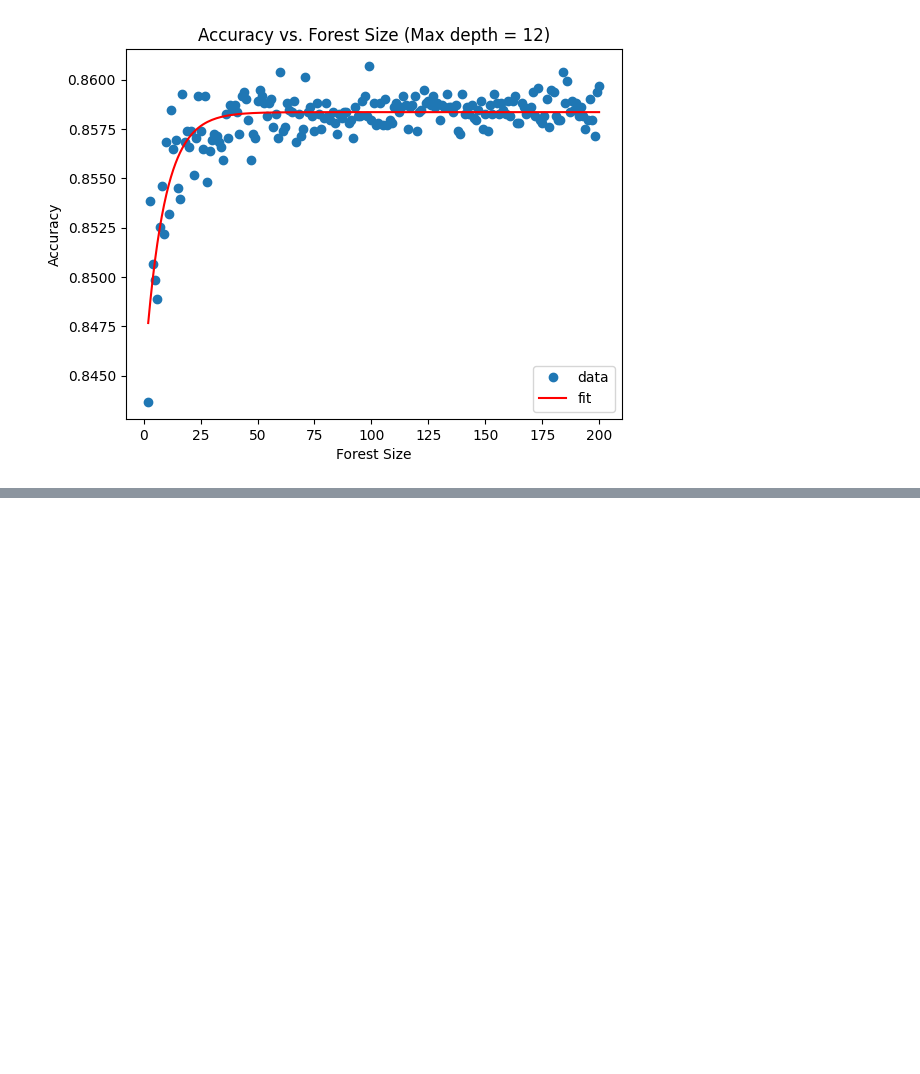
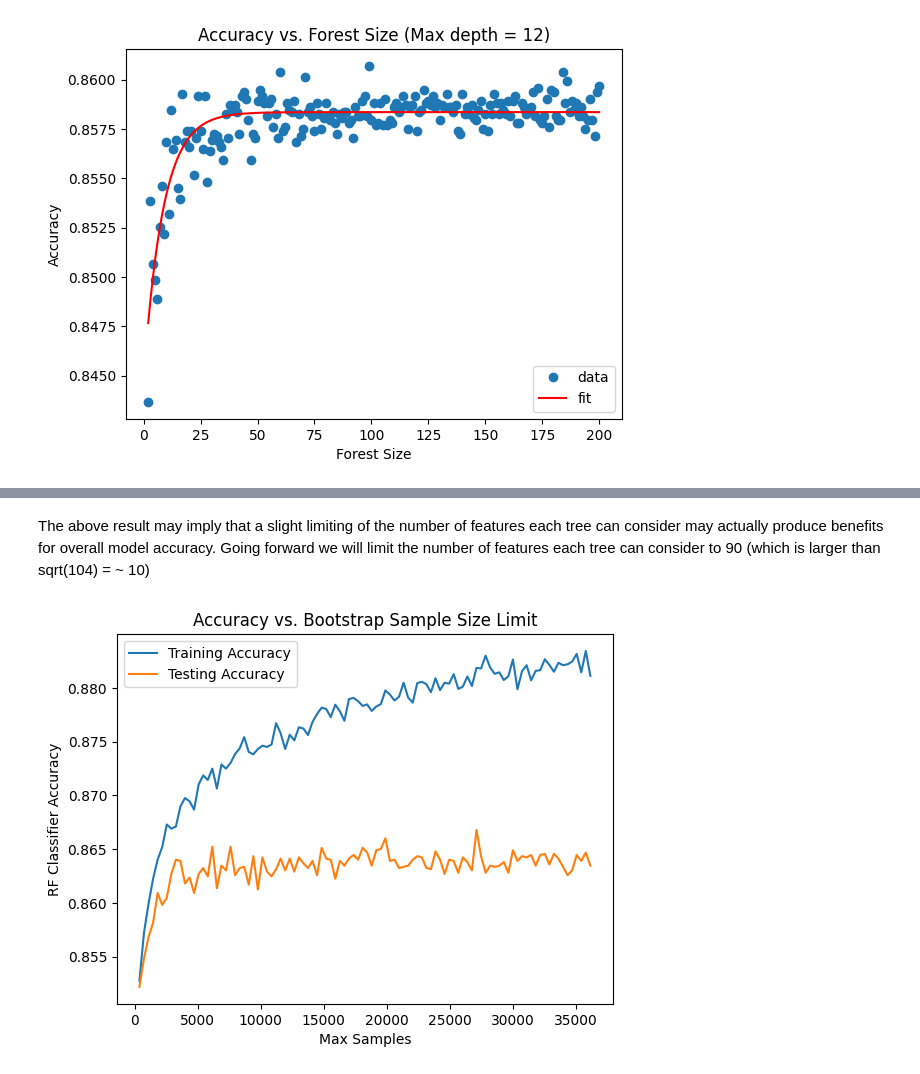
Before and after one commit to SeanMcAuliffe/data-mining, a Jupyter notebook: a1/a1_rf.ipynb, the cells around one changed output, grey strips where cells are left out. Drawn from its saved outputs; the diff is of its cells as text; code cells hidden in the pictures; blank space fills up the shorter version.

```diff
--- a/a1/a1_rf.ipynb
+++ b/a1/a1_rf.ipynb
@@ -197,0 +301,47 @@ The results appear to be that at least up to a forest size of 200, larger is alw
+# %% [markdown]
+The above result may imply that a slight limiting of the number of features each tree can consider may actually produce benefits for overall model accuracy. Going forward we will limit the number of features each tree can consider to 90 (which is larger than sqrt(104) = ~ 10)
+# %%
+# Experiment 3: Varying the size of the randomly selected sample of training data
+# on which a random tree is trained. This is the bootstrap sample size. The default
+# is the size of the training set.
+
+# We will use the parameter values we have deicded on so far from the previous section
+# n_estimators = 50, max_depth = 12, max_features = 90, and n_jobs = -1
+# We will parameterize the training over the max_samples parameter, the default is
+# None, which means the size of the training set.
+
+# We will vary the max_samples parameter from 0.001 to 1.0 in increments of 0.01
+# as a fraction of the total training set size.
+
+X_train, y_train, X_test, y_test = split_dataset(0.8)
+
+size_modifier = [0.01*x for x in range(1, 101)]
+set_size = len(X_train)
+
+train_accuracy = []
+test_accuracy = []
+
+for m in size_modifier:
+    sample_size = int(m * set_size)
+    rfc = RandomForestClassifier(n_estimators=50,
+                                criterion='gini',
+                                max_depth=12,
+                                max_features=90,
+                                bootstrap=True,
+                                n_jobs=-1, # for parallelization -> faster training
+                                ccp_alpha=0.0, # no pruning
+                                max_samples=sample_size)
+    rfc.fit(X_train, y_train)
+    test_accuracy.append(rfc.score(X_test, y_test))
+    train_accuracy.append(rfc.score(X_train, y_train))
+
+horizontal_values = [x*set_size for x in size_modifier]
+plt.plot(horizontal_values, train_accuracy, label='Training Accuracy')
+plt.plot(horizontal_values, test_accuracy, label='Testing Accuracy')
+plt.xlabel("Max Samples")
+plt.ylabel("RF Classifier Accuracy")
+plt.title("Accuracy vs. Bootstrap Sample Size Limit")
+plt.legend()
+plt.show()
+# %% [output]
+[figure, added]
```
Also changed, not shown: parts of 16 cells of this notebook, 1 other file.
